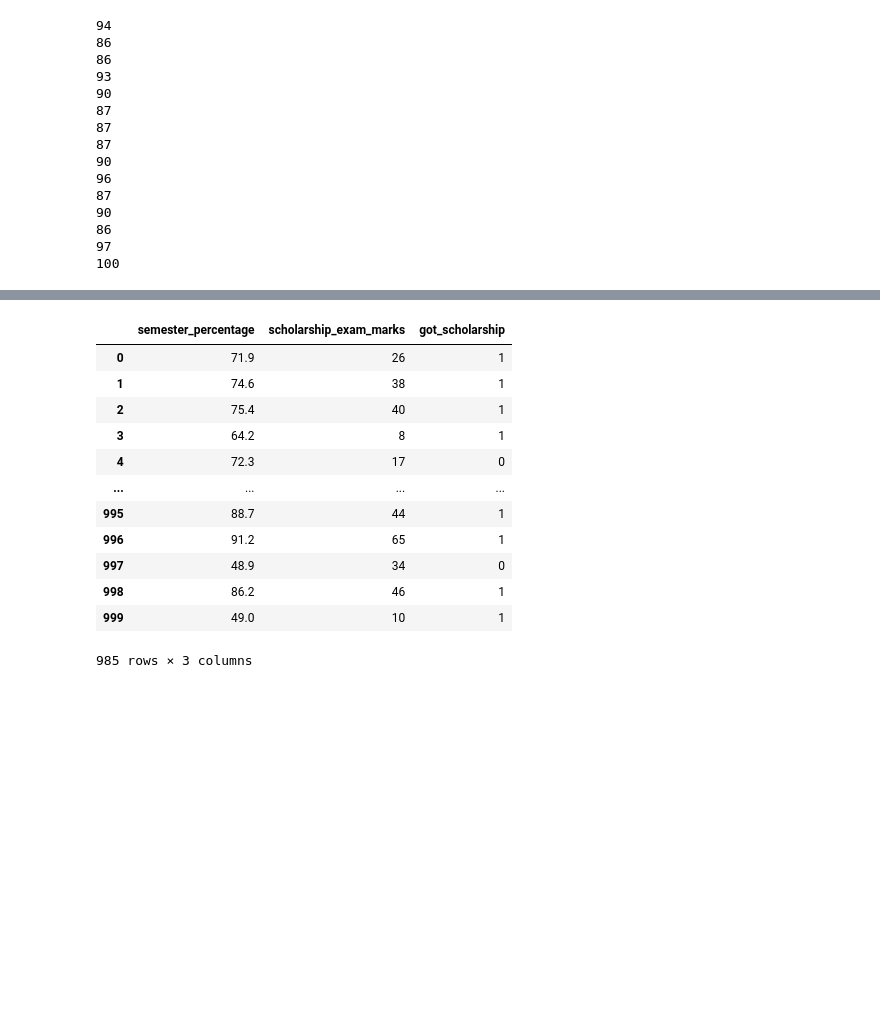
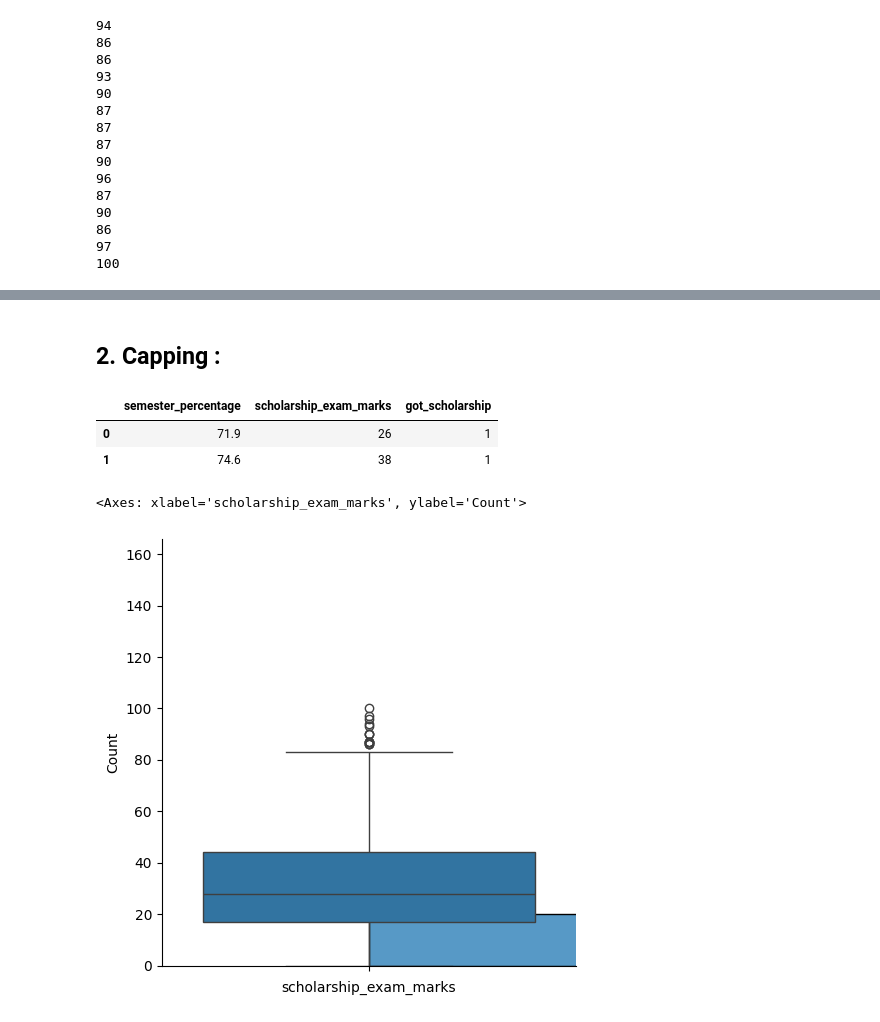
Before and after one commit to 2004harshit/DATA-SCIENCE-AND-ML, a Jupyter notebook: 5_EDA/3_OUTLIER_REMOVAL_USING_IQR_METHOD.ipynb, the cells around one changed output, grey strips where cells are left out. Saved outputs shown, nothing was run; the diff lists cells and outputs as text; code cells hidden in the pictures; blank space fills up the shorter version.

```diff
--- a/5_EDA/3_OUTLIER_REMOVAL_USING_IQR_METHOD.ipynb
+++ b/5_EDA/3_OUTLIER_REMOVAL_USING_IQR_METHOD.ipynb
@@ -188,16 +172,15 @@ df[(df['scholarship_exam_marks']>max_allowed) | (df['scholarship_exam_marks']<le
-# %%
-DF
-# %% [output]
-|  | semester_percentage | scholarship_exam_marks | got_scholarship |
-| 0 | 71.9 | 26 | 1 |
-| 1 | 74.6 | 38 | 1 |
-| 2 | 75.4 | 40 | 1 |
-| 3 | 64.2 | 8 | 1 |
-| 4 | 72.3 | 17 | 0 |
-| ... | ... | ... | ... |
-| 995 | 88.7 | 44 | 1 |
-| 996 | 91.2 | 65 | 1 |
-| 997 | 48.9 | 34 | 0 |
-| 998 | 86.2 | 46 | 1 |
-| 999 | 49.0 | 10 | 1 |
-985 rows × 3 columns
+# %% [markdown]
+## <font color =7052B8> __2. Capping :__</font>
+# %%
+result=df.copy()
+result.head(2)
+# %% [output]
+|  | semester_percentage | scholarship_exam_marks | got_scholarship |
+| 0 | 71.9 | 26 | 1 |
+| 1 | 74.6 | 38 | 1 |
+# %%
+sns.displot(result['scholarship_exam_marks'])
+sns.boxplot(result['scholarship_exam_marks'])
+# %% [output]
+<Axes: xlabel='scholarship_exam_marks', ylabel='Count'>
+[figure, added]
```
Also changed, not shown: parts of 14 cells of this notebook.
